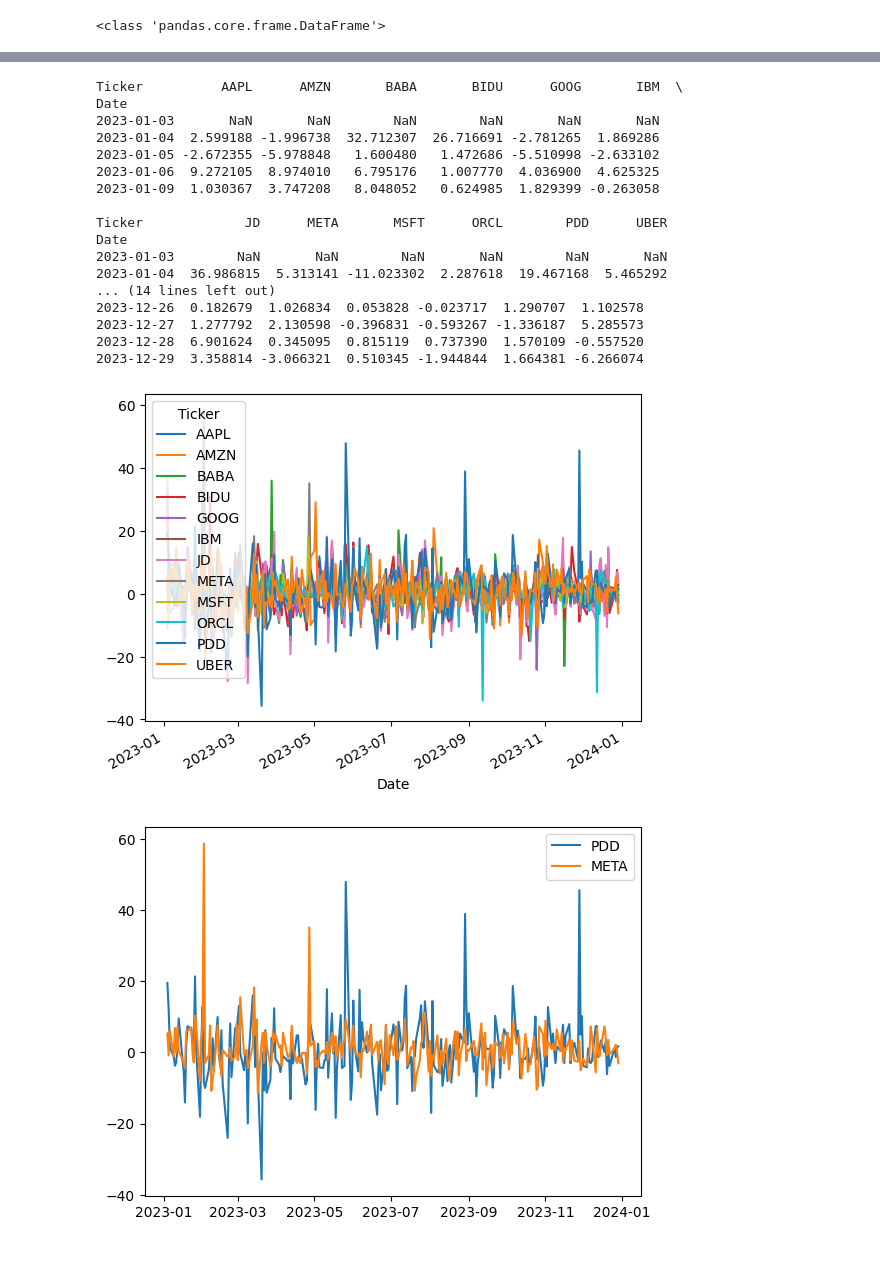
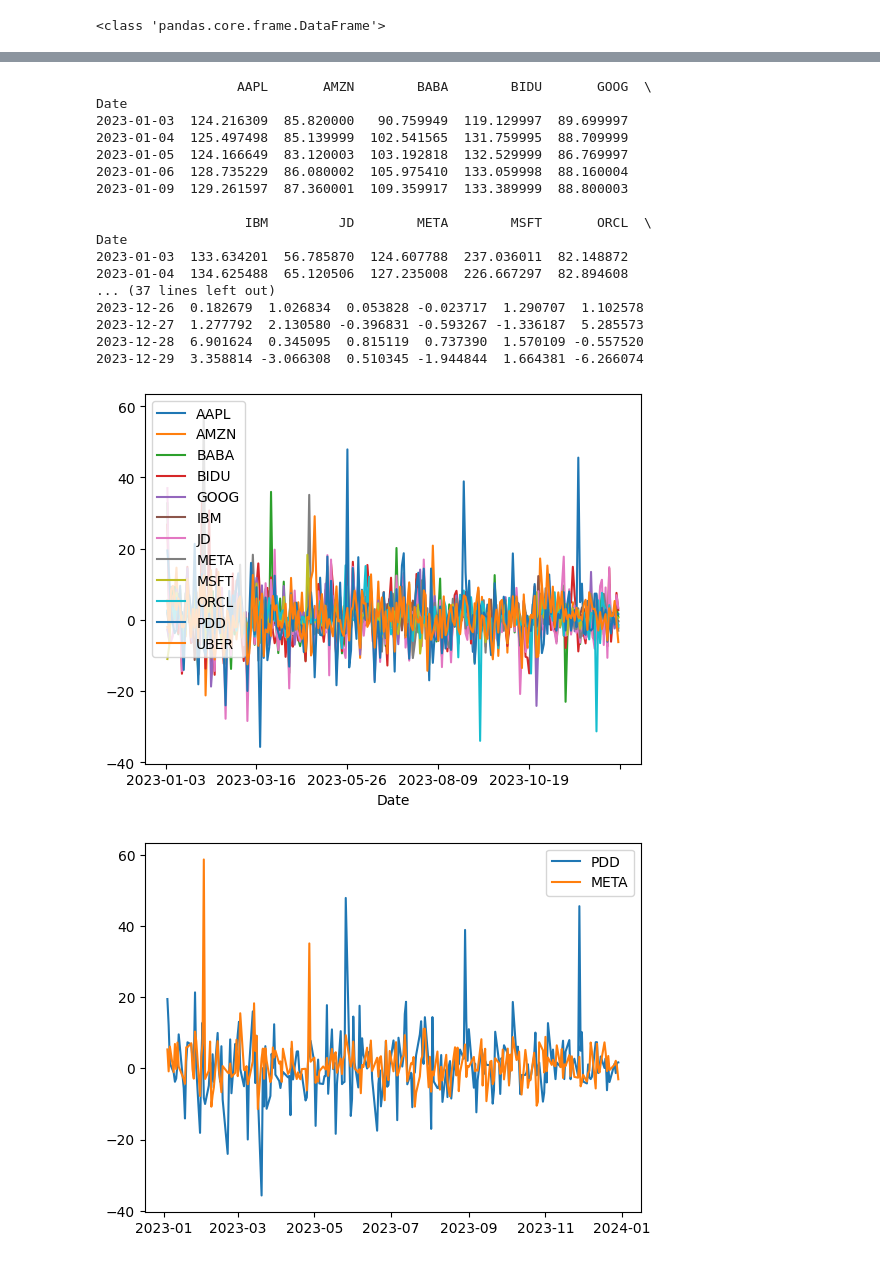
Before and after one commit to ken-liu-17/py, a Jupyter notebook: yahoo/download.ipynb, the cells around one changed output, grey strips where cells are left out. Drawn from its saved outputs; the diff is of its cells as text; code cells hidden in the pictures.

```diff
--- a/yahoo/download.ipynb
+++ b/yahoo/download.ipynb
@@ -164,30 +164,32 @@ Index(['AAPL', 'AMZN', 'BABA', 'BIDU', 'GOOG', 'IBM', 'JD', 'META', 'MSFT',
       dtype='object', name='Ticker')
 [figure]
 # %%
+df_price = pd.read_csv('../data/adj_close_2023.csv', index_col='Date')
+print(df_price.head())
 df_ret = df_price.pct_change()*252
 print(df_ret.head())
 print(df_ret.tail())
 df_ret.plot()
 plt.show()
 # %% [output]
-Ticker          AAPL      AMZN       BABA       BIDU      GOOG       IBM  \
+                  AAPL       AMZN        BABA        BIDU       GOOG  \
 Date
-2023-01-03       NaN       NaN        NaN        NaN       NaN       NaN
-2023-01-04  2.599188 -1.996738  32.712307  26.716691 -2.781265  1.869286
-2023-01-05 -2.672355 -5.978848   1.600480   1.472686 -5.510998 -2.633102
-2023-01-06  9.272105  8.974010   6.795176   1.007770  4.036900  4.625325
-2023-01-09  1.030367  3.747208   8.048052   0.624985  1.829399 -0.263058
+2023-01-03  124.216309  85.820000   90.759949  119.129997  89.699997
+2023-01-04  125.497498  85.139999  102.541565  131.759995  88.709999
+2023-01-05  124.166649  83.120003  103.192818  132.529999  86.769997
+2023-01-06  128.735229  86.080002  105.975410  133.059998  88.160004
+2023-01-09  129.261597  87.360001  109.359917  133.389999  88.800003
 
-Ticker             JD      META       MSFT      ORCL        PDD      UBER
+                   IBM         JD        META        MSFT       ORCL  \
 Date
-2023-01-03        NaN       NaN        NaN       NaN        NaN       NaN
-2023-01-04  36.986815  5.313141 -11.023302  2.287618  19.467168  5.465292
-... (14 lines left out)
+2023-01-03  133.634201  56.785870  124.607788  237.036011  82.148872
+2023-01-04  134.625488  65.120506  127.235008  226.667297  82.894608
+... (37 lines left out)
 2023-12-26  0.182679  1.026834  0.053828 -0.023717  1.290707  1.102578
-2023-12-27  1.277792  2.130598 -0.396831 -0.593267 -1.336187  5.285573
+2023-12-27  1.277792  2.130580 -0.396831 -0.593267 -1.336187  5.285573
 2023-12-28  6.901624  0.345095  0.815119  0.737390  1.570109 -0.557520
-2023-12-29  3.358814 -3.066321  0.510345 -1.944844  1.664381 -6.266074
+2023-12-29  3.358814 -3.066308  0.510345 -1.944844  1.664381 -6.266074
-[figure, old version]
+[figure, new version]
 # %%
 plt.plot(df_ret['PDD'], label='PDD')
 plt.plot(df_ret['META'], label='META')
```
Also changed, not shown: parts of 8 cells of this notebook, 6 other files.
